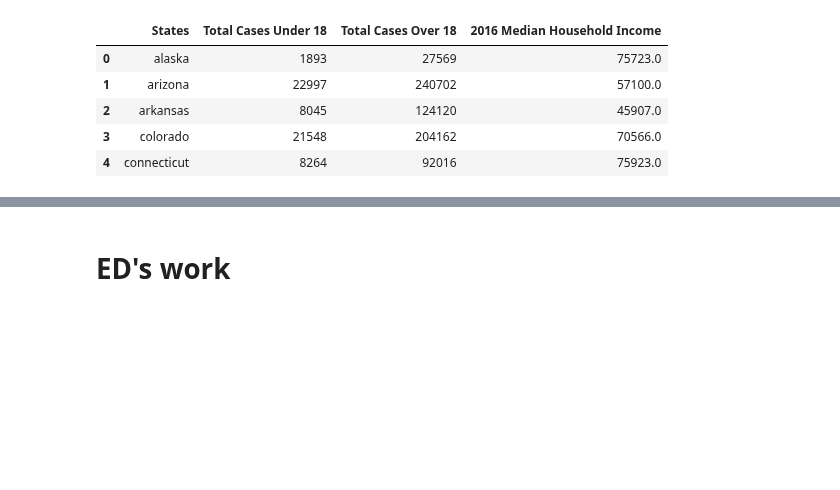
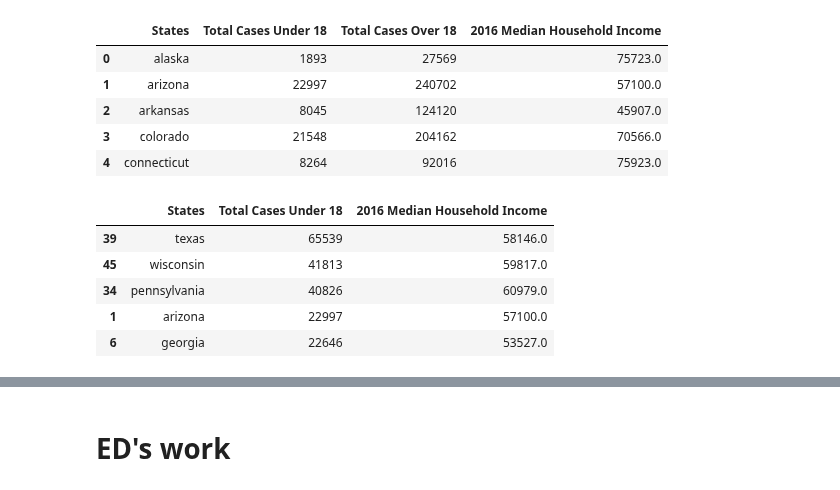
Before and after one commit to sjuarez382/UCI-Group_Project_1-Team9, a Jupyter notebook: State_Crime_Updated.ipynb, the cells around one changed output, grey strips where cells are left out. Saved outputs shown, nothing was run; the diff lists cells and outputs as text; code cells hidden in the pictures; blank space fills up the shorter version.

```diff
--- a/State_Crime_Updated.ipynb
+++ b/State_Crime_Updated.ipynb
@@ -475,0 +454,11 @@ age_under_over18.head()
+# %%
+# DF with = UNDER 18 and INCOME - Ascending
+age_under18_df = age_under_over18.loc[:, ["States", "Total Cases Under 18", "2016 Median Household Income"]]
+age_under18_df.sort_values(by='Total Cases Under 18', ascending=False).head()
+# %% [output]
+|  | States | Total Cases Under 18 | 2016 Median Household Income |
+| 39 | texas | 65539 | 58146.0 |
+| 45 | wisconsin | 41813 | 59817.0 |
+| 34 | pennsylvania | 40826 | 60979.0 |
+| 1 | arizona | 22997 | 57100.0 |
+| 6 | georgia | 22646 | 53527.0 |
```
Also changed, not shown: parts of 10 cells of this notebook.
